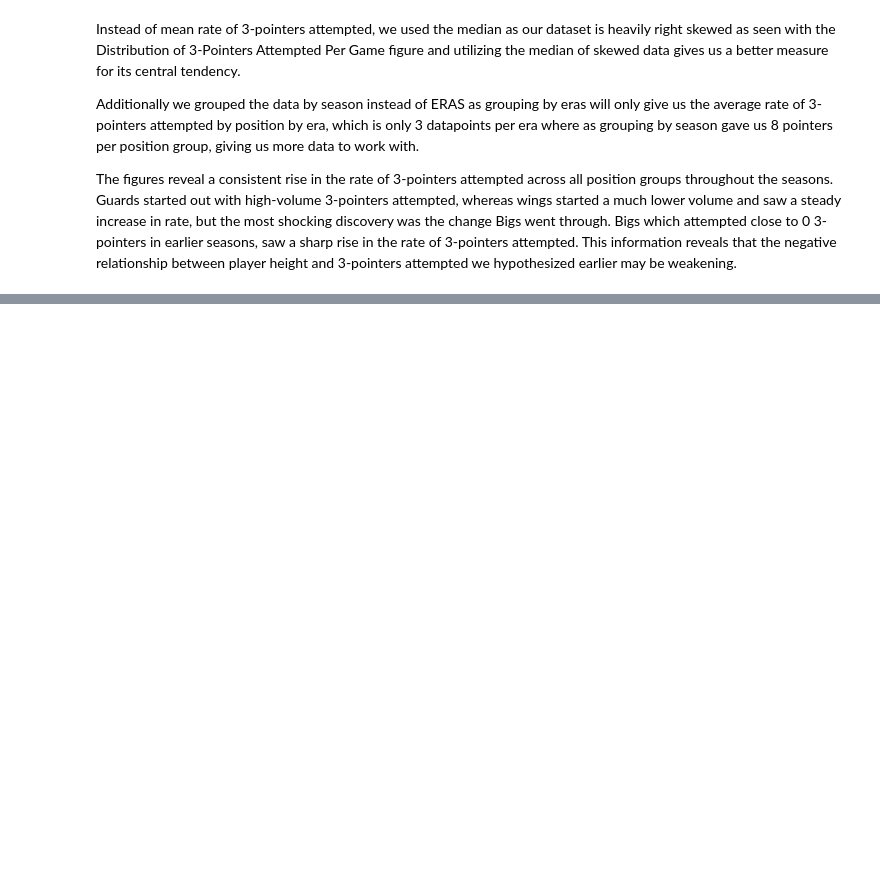
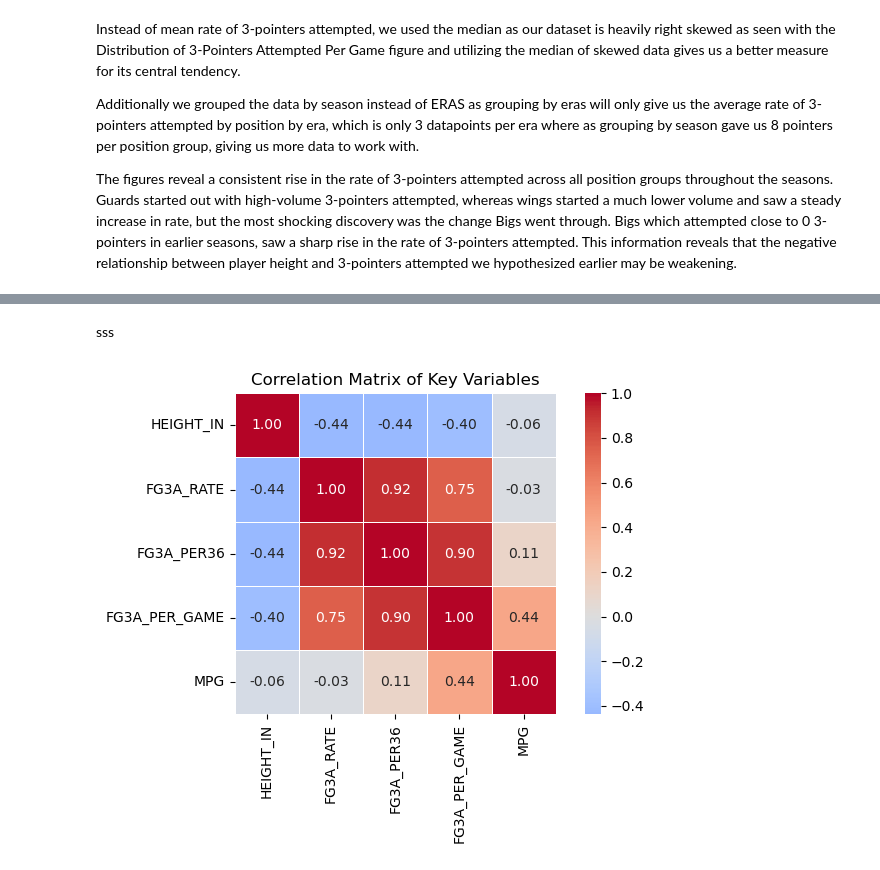
Before and after one commit to COGS108/Group058_WI26, a Jupyter notebook: 02-EDACheckpoint.ipynb, the cells around one changed output, grey strips where cells are left out. Drawn from its saved outputs; the diff is of its cells as text; code cells hidden in the pictures; blank space fills up the shorter version.

```diff
--- a/02-EDACheckpoint.ipynb
+++ b/02-EDACheckpoint.ipynb
@@ -529,0 +547,15 @@ Commentary: ...
+# %% [markdown]
+sss
+# %%
+##### Correlation heatmap
+corr_cols = ['HEIGHT_IN', 'FG3A_RATE', 'FG3A_PER36', 'FG3A_PER_GAME', 'MPG']
+corr = wrangled_df[corr_cols].corr()
+
+plt.figure(figsize=(7, 5))
+sns.heatmap(corr, annot=True, fmt='.2f', cmap='coolwarm',
+            center=0, square=True, linewidths=0.5)
+plt.title('Correlation Matrix of Key Variables')
+plt.tight_layout()
+plt.show()
+# %% [output]
+[figure, added]
```
Also changed, not shown: parts of 6 cells of this notebook.
